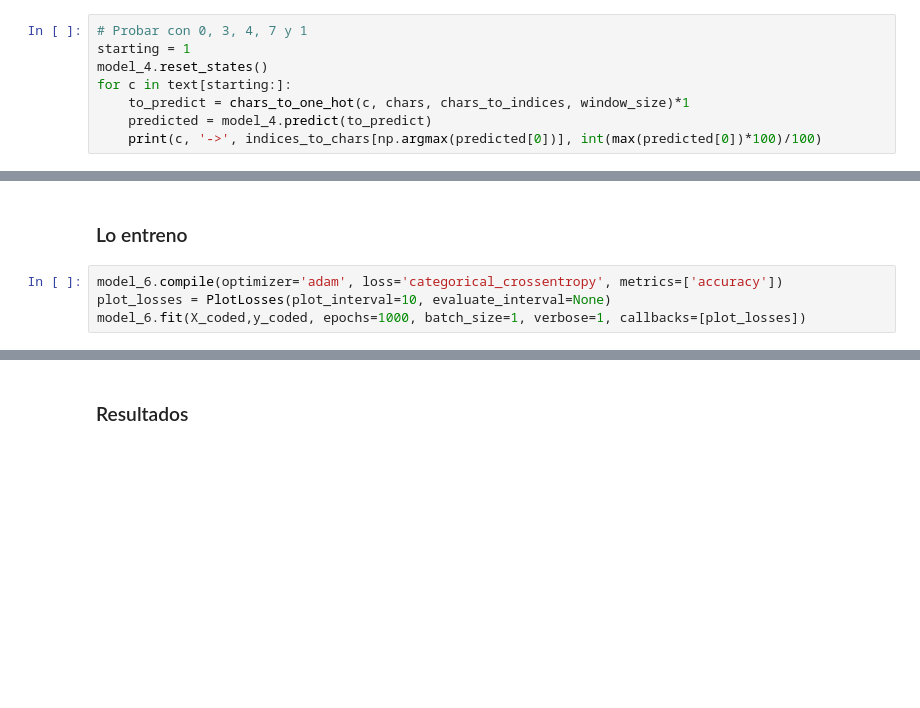
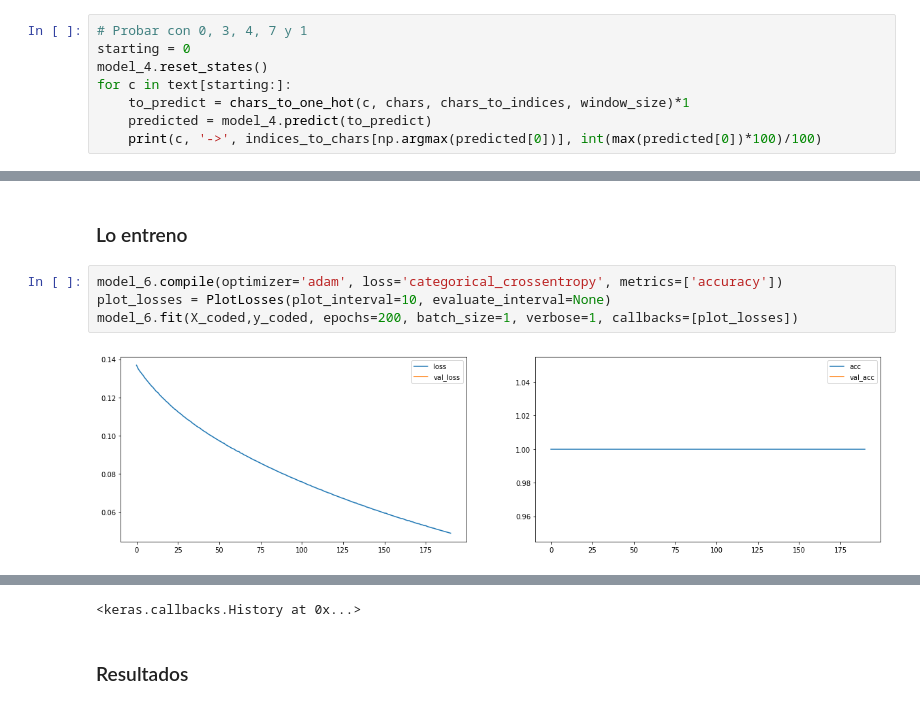
Before and after one commit to lab-ml-itba/12-RNN, a Jupyter notebook: 2_Toy_example.ipynb, the cells around one changed output, grey strips where cells are left out. Cells and saved outputs as stored; diff of their text form; blank space fills up the shorter version.

```diff
--- a/2_Toy_example.ipynb
+++ b/2_Toy_example.ipynb
@@ -426,7 +822,7 @@ for i in range(300):
 ### Voy ingresando de a uno la frase original
 # %%
 # Probar con 0, 3, 4, 7 y 1
-starting = 1
+starting = 0
 model_4.reset_states()
 for c in text[starting:]:
     to_predict = chars_to_one_hot(c, chars, chars_to_indices, window_size)*1
@@ -595,4 +1232,6 @@ model_6.summary()
 # %%
 model_6.compile(optimizer='adam', loss='categorical_crossentropy', metrics=['accuracy'])
 plot_losses = PlotLosses(plot_interval=10, evaluate_interval=None)
-model_6.fit(X_coded,y_coded, epochs=1000, batch_size=1, verbose=1, callbacks=[plot_losses])
+model_6.fit(X_coded,y_coded, epochs=200, batch_size=1, verbose=1, callbacks=[plot_losses])
+# %% [output]
+[figure, added]
@@ -599,3 +1256,4 @@ model_6.fit(X_coded,y_coded, epochs=1000, batch_size=1, verbose=1, callbacks=[pl
+<keras.callbacks.History at 0x...>
 # %% [markdown]
 ### Resultados
 # %%
```
Also changed, not shown: parts of 68 cells of this notebook, 3 other files.
